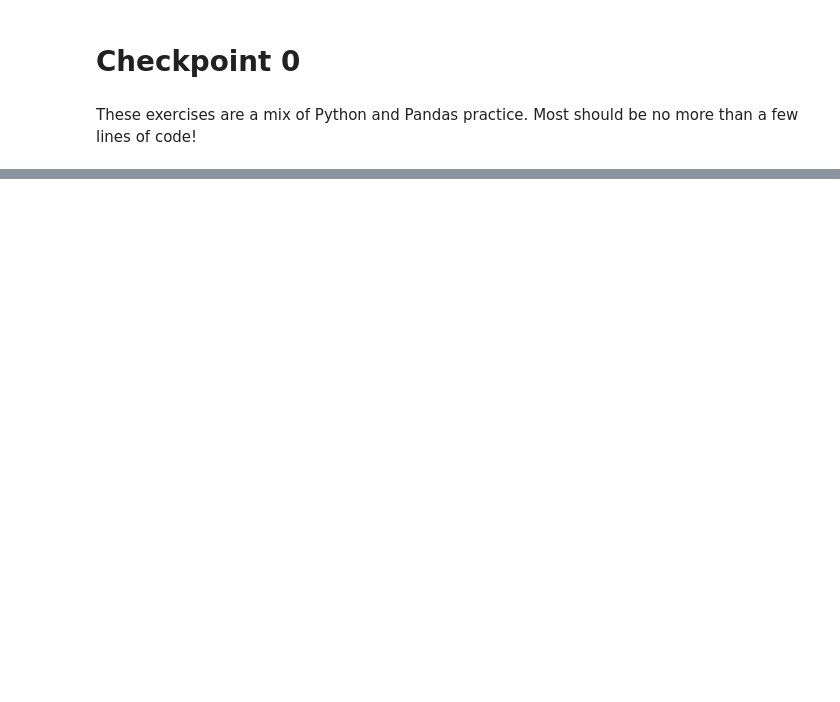
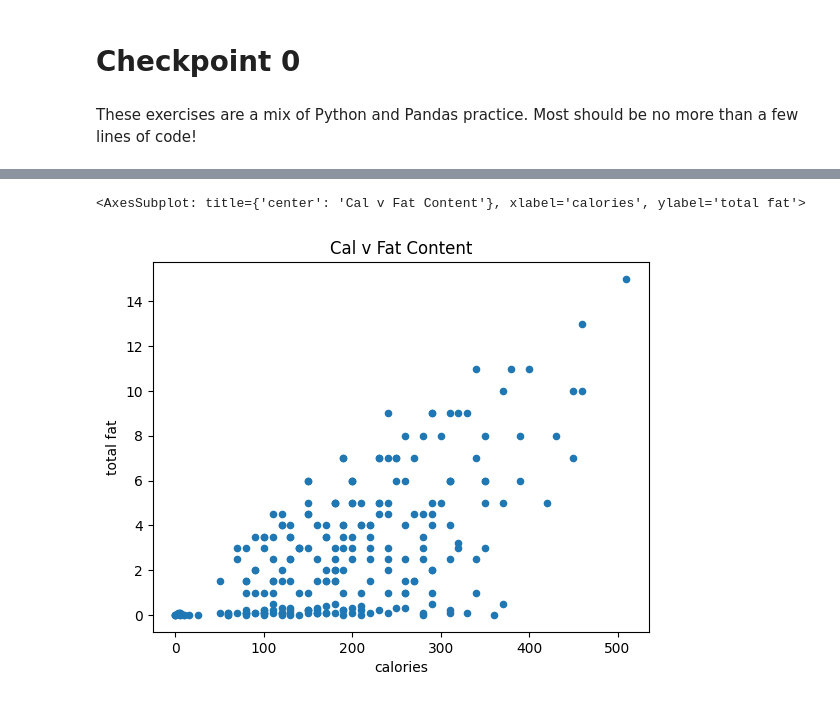
Before and after one commit to zainzai04/git-setup-mdst-zz, a Jupyter notebook: tutorial0/checkpoint0.ipynb, the cells around one changed output, grey strips where cells are left out. Cells and saved outputs as stored; diff of their text form; code cells hidden in the pictures; blank space fills up the shorter version.

```diff
--- a/tutorial0/checkpoint0.ipynb
+++ b/tutorial0/checkpoint0.ipynb
@@ -56,2 +216,6 @@ a = [1, 2, 3, 4, 5, 6]
 # %%
 # plot calories against total fat with a scatterplot
+sb.plot.scatter(x="calories", y="total fat", title="Cal v Fat Content")
+# %% [output]
+<AxesSubplot: title={'center': 'Cal v Fat Content'}, xlabel='calories', ylabel='total fat'>
+[figure, added]
```
Also changed, not shown: parts of 16 cells of this notebook, 1 other file.
